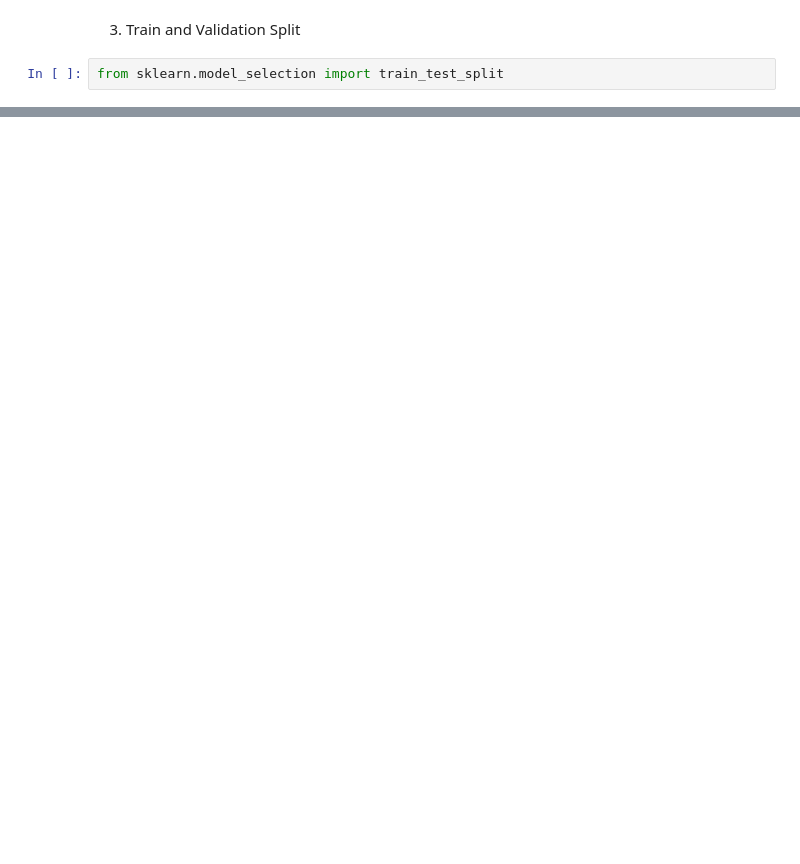
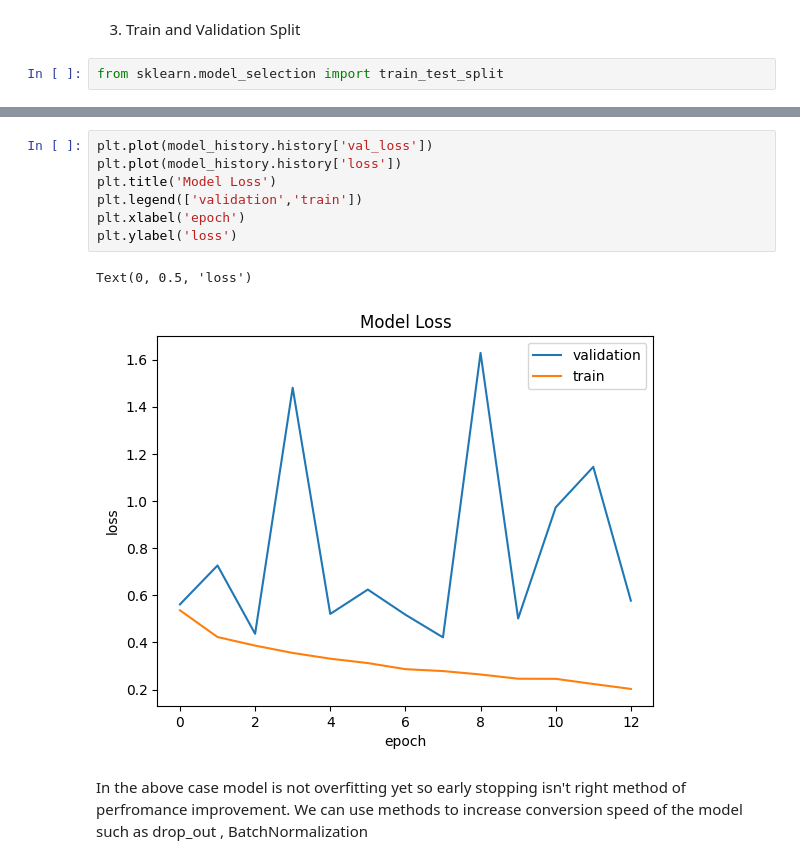
Before and after one commit to Pallavih28/Gender_Image_Classification, a Jupyter notebook: Gender_Classification.ipynb, the cells around one changed output, grey strips where cells are left out. Cells and saved outputs as stored; diff of their text form; blank space fills up the shorter version.

```diff
--- a/Gender_Classification.ipynb
+++ b/Gender_Classification.ipynb
@@ -160,0 +198,12 @@ Epoch 50/50
+# %%
+plt.plot(model_history.history['val_loss'])
+plt.plot(model_history.history['loss'])
+plt.title('Model Loss')
+plt.legend(['validation','train'])
+plt.xlabel('epoch')
+plt.ylabel('loss')
+# %% [output]
+Text(0, 0.5, 'loss')
+[figure, added]
+# %% [markdown]
+In the above case model is not overfitting yet so early stopping isn't right method of perfromance improvement. We can use methods to increase conversion speed of the model such as drop_out , BatchNormalization
```
Also changed, not shown: parts of 38 cells of this notebook.
